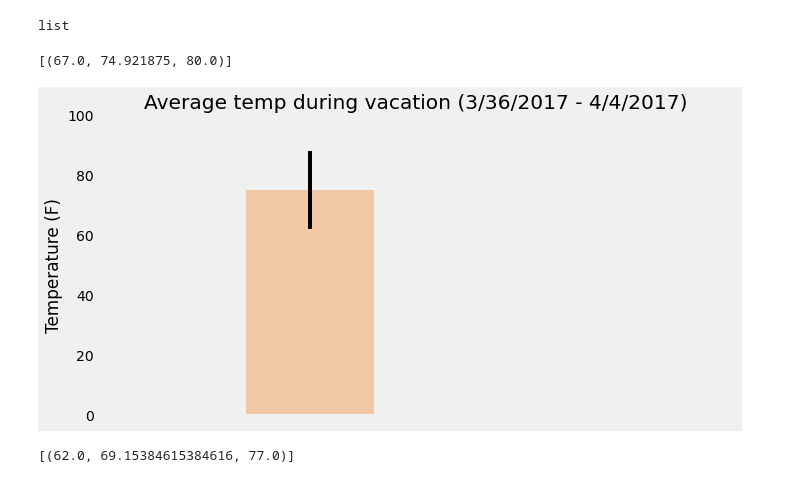
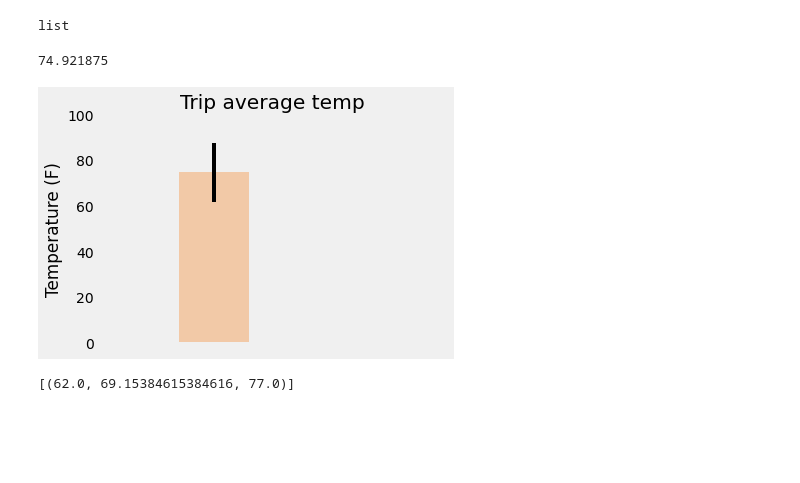
Before and after one commit to acsours/sqlalchemy-challenge, a Jupyter notebook: climate_starter.ipynb, the cells around one changed output. Drawn from its saved outputs; the diff is of its cells as text; code cells hidden in the pictures; blank space fills up the shorter version.

```diff
--- a/climate_starter.ipynb
+++ b/climate_starter.ipynb
@@ -521,23 +497,24 @@ type(trip_avg_temp)
 # %% [output]
 list
 # %%
-trip_avg_temp
+trip_avg_temp[0][1]
 # %% [output]
-[(67.0, 74.921875, 80.0)]
+74.921875
 # %%
 x_axis = np.arange(1)
-plt.figure(figsize=(10,5))
+# plt.figure(figsize=(10,5))
 plt.ylabel('Temperature (F)')
-plt.title('Average temp during vacation (3/36/2017 - 4/4/2017)')
-plt.xlim(-0.5,)
+plt.title('Trip average temp')
+plt.xlim(-0.5,1)
 plt.ylim(0, 100)
 plt.tick_params(axis='x', which='both', bottom=False, top=False, labelbottom=False)
-plt.bar(x=x_axis,height=74.921875, width=0.3,yerr=(80.0-67.0),color='sandybrown', alpha=0.5)
+plt.bar(x=x_axis,height=trip_avg_temp[0][1], width=0.3,
+        yerr=(trip_avg_temp[0][0]-trip_avg_temp[0][2]),color='sandybrown', alpha=0.5)
 plt.grid(b=False)
 plt.tight_layout()
 plt.show()
 # %% [output]
-[figure, old version]
+[figure, new version]
 # %%
 # Create a query that will calculate the daily normals
 # (i.e. the averages for tmin, tmax, and tavg for all historic data matching a specific month and day)
```
Also changed, not shown: parts of 8 cells of this notebook, 1 other file.
